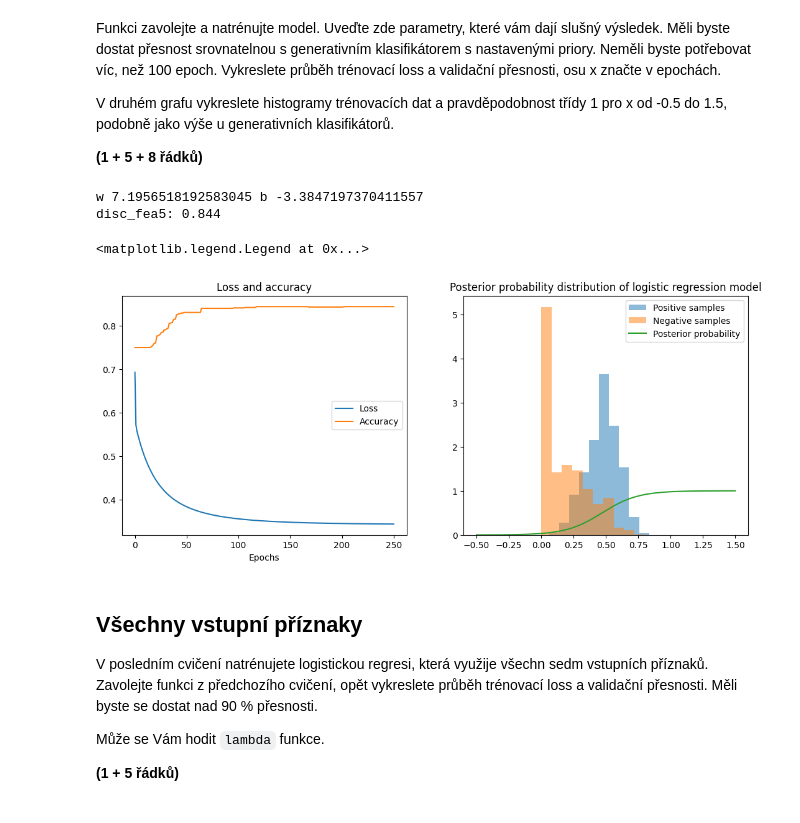
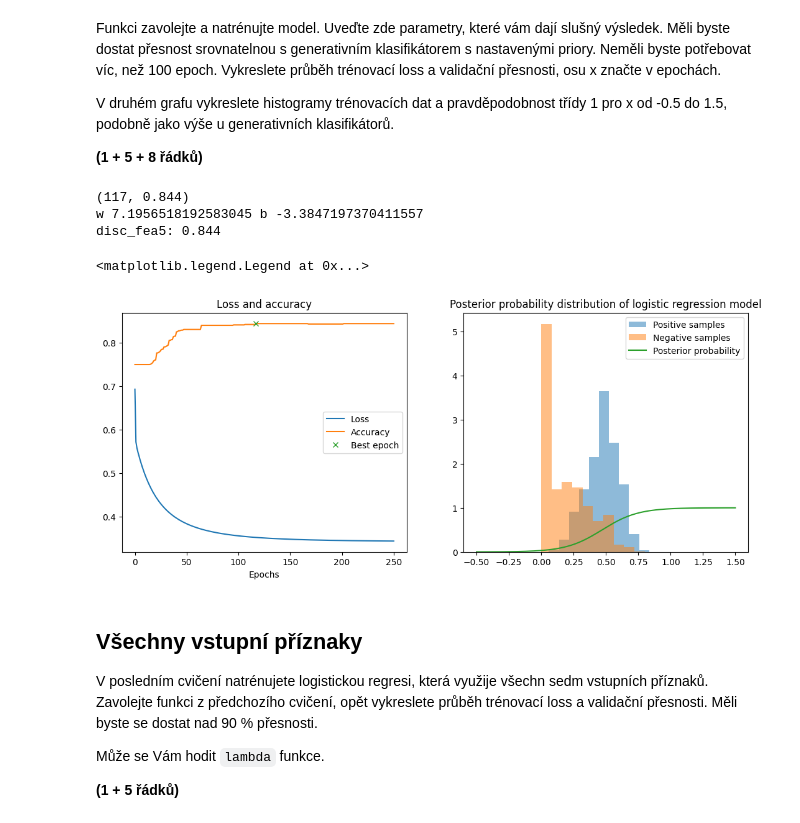
Before and after one commit to xplick04/SUI, a Jupyter notebook: proj2/zadani.ipynb, the cells around one changed output. Drawn from its saved outputs; the diff is of its cells as text; code cells hidden in the pictures.

```diff
--- a/proj2/zadani.ipynb
+++ b/proj2/zadani.ipynb
@@ -302,33 +302,42 @@ V druhém grafu vykreslete histogramy trénovacích dat a pravděpodobnost tří
 
 **(1 + 5 + 8 řádků)**
 # %%
+def index_of_best_epoch(accuracies):
+    best_val = max(accuracies)
+
+    return accuracies.index(best_val), best_val
+
+
 n = 250
 
 disc_fea5, losses, accuracies = train_logistic_regression(n, 0.00035, 1, FeatureCutter(FOI))
+print(index_of_best_epoch(accuracies))
 ep = np.linspace(0, n, n)
 
 fig, (ax_l, ax_r) = plt.subplots(1, 2, figsize=(13,5))
 ax_l.plot(ep, losses, label="Loss")
 ax_l.plot(ep, accuracies, label="Accuracy")
+ax_l.plot(*index_of_best_epoch(accuracies), "x", label="Best epoch")
 ax_l.set_title("Loss and accuracy")
 ax_l.set_xlabel("Epochs")
 ax_l.legend()
 
 print('w', disc_fea5.w.item(), 'b', disc_fea5.b.item())
 print('disc_fea5:', evaluate(disc_fea5, val_dataset.xs[:, FOI][:, np.newaxis], val_dataset.targets))
 
 x_range = np.linspace(-0.5, 1.5, 420)
 ax_r.set_title("Posterior probability distribution of logistic regression model")
 ax_r.hist(train_dataset.pos[:, FOI], alpha=0.5, label='Positive samples', density=True)
 ax_r.hist(train_dataset.neg[:, FOI], alpha=0.5, label='Negative samples', density=True)
 
 ax_r.plot(x_range, disc_fea5.prob_class_1(x_range[:, np.newaxis]), label='Posterior probability')
 ax_r.legend()
 # %% [output]
+(117, 0.844)
 w 7.1956518192583045 b -3.3847197370411557
 disc_fea5: 0.844
 <matplotlib.legend.Legend at 0x...>
-[figure, old version]
+[figure, new version]
 # %% [markdown]
 ## Všechny vstupní příznaky
 V posledním cvičení natrénujete logistickou regresi, která využije všechn sedm vstupních příznaků.
```
Also changed, not shown: parts of 2 cells of this notebook.
